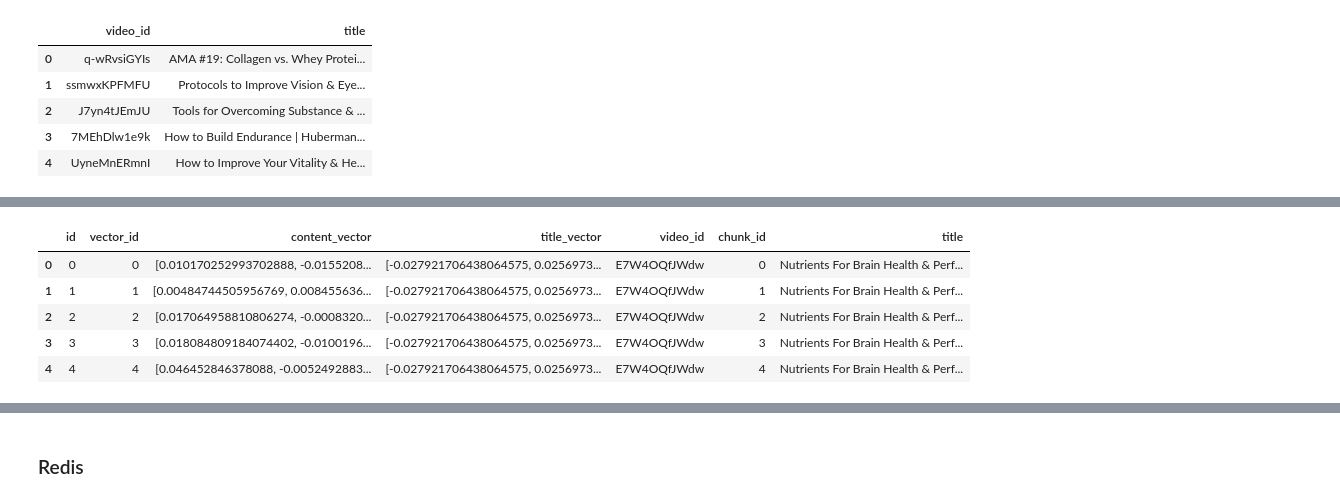
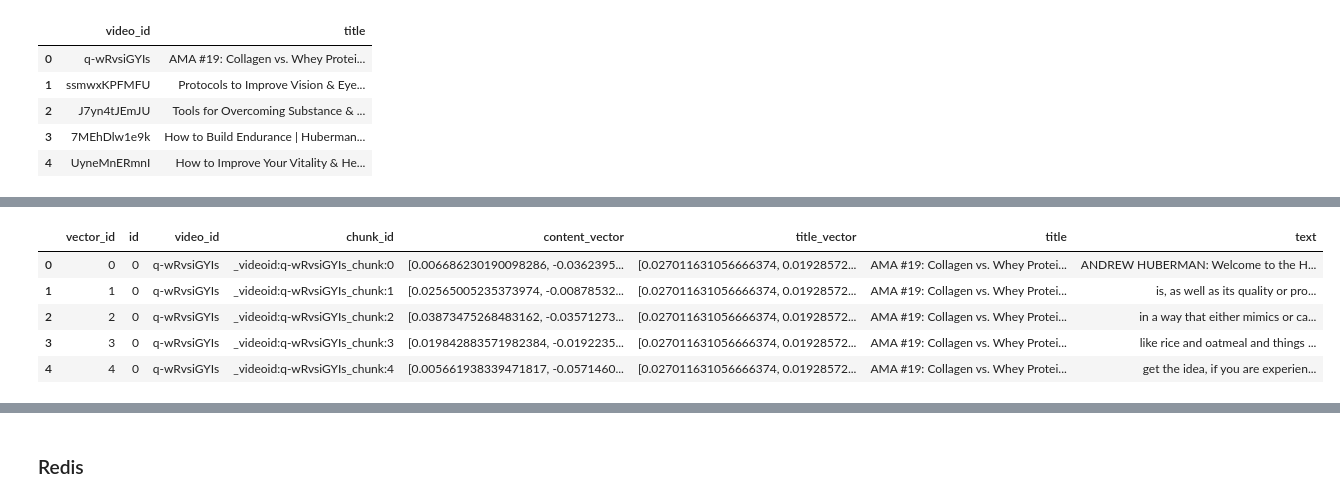
Before and after one commit to cogentdom/huberman-lab-rag, a Jupyter notebook: redis_index_embeddings.ipynb, the cells around one changed output, grey strips where cells are left out. Cells and saved outputs as stored; diff of their text form; code cells hidden in the pictures.

```diff
--- a/redis_index_embeddings.ipynb
+++ b/redis_index_embeddings.ipynb
@@ -47,3 +55,10 @@ title_df.head()
 | 2 | J7yn4tJEmJU | Tools for Overcoming Substance & ... |
 | 3 | 7MEhDlw1e9k | How to Build Endurance | Huberman... |
 | 4 | UyneMnERmnI | How to Improve Your Vitality & He... |
+# %%
+# Load title dictionary from pickle file
+with open('data/chunk_dict.pkl', 'rb') as f:
+    chunk_dict = pickle.load(f)
+
+chunk_df = pd.DataFrame(chunk_dict.items(), columns=['chunk_id', 'text'])
+chunk_df.head()
@@ -50,16 +72,15 @@ title_df.head()
 # %%
 # Join transcript_df with title_df on video_id to add titles
 transcript_df = transcript_df.merge(title_df, on='video_id', how='left')
-transcript_df.reset_index(inplace=True)
-transcript_df.rename(columns={'index': 'id'}, inplace=True)
+transcript_df = transcript_df.merge(chunk_df, on='chunk_id', how='left')
 transcript_df.head()
 # %% [output]
-|  | id | vector_id | content_vector | title_vector | video_id | chunk_id | title |
-| 0 | 0 | 0 | [0.010170252993702888, -0.0155208... | [-0.027921706438064575, 0.0256973... | E7W4OQfJWdw | 0 | Nutrients For Brain Health & Perf... |
-| 1 | 1 | 1 | [0.00484744505956769, 0.008455636... | [-0.027921706438064575, 0.0256973... | E7W4OQfJWdw | 1 | Nutrients For Brain Health & Perf... |
-| 2 | 2 | 2 | [0.017064958810806274, -0.0008320... | [-0.027921706438064575, 0.0256973... | E7W4OQfJWdw | 2 | Nutrients For Brain Health & Perf... |
-| 3 | 3 | 3 | [0.018084809184074402, -0.0100196... | [-0.027921706438064575, 0.0256973... | E7W4OQfJWdw | 3 | Nutrients For Brain Health & Perf... |
-| 4 | 4 | 4 | [0.046452846378088, -0.0052492883... | [-0.027921706438064575, 0.0256973... | E7W4OQfJWdw | 4 | Nutrients For Brain Health & Perf... |
+|  | vector_id | id | video_id | chunk_id | content_vector | title_vector | title | text |
+| 0 | 0 | 0 | q-wRvsiGYIs | _videoid:q-wRvsiGYIs_chunk:0 | [0.006686230190098286, -0.0362395... | [0.027011631056666374, 0.01928572... | AMA #19: Collagen vs. Whey Protei... | ANDREW HUBERMAN: Welcome to the H... |
+| 1 | 1 | 0 | q-wRvsiGYIs | _videoid:q-wRvsiGYIs_chunk:1 | [0.02565005235373974, -0.00878532... | [0.027011631056666374, 0.01928572... | AMA #19: Collagen vs. Whey Protei... | is, as well as its quality or pro... |
+| 2 | 2 | 0 | q-wRvsiGYIs | _videoid:q-wRvsiGYIs_chunk:2 | [0.03873475268483162, -0.03571273... | [0.027011631056666374, 0.01928572... | AMA #19: Collagen vs. Whey Protei... | in a way that either mimics or ca... |
+| 3 | 3 | 0 | q-wRvsiGYIs | _videoid:q-wRvsiGYIs_chunk:3 | [0.019842883571982384, -0.0192235... | [0.027011631056666374, 0.01928572... | AMA #19: Collagen vs. Whey Protei... | like rice and oatmeal and things ... |
+| 4 | 4 | 0 | q-wRvsiGYIs | _videoid:q-wRvsiGYIs_chunk:4 | [0.005661938339471817, -0.0571460... | [0.027011631056666374, 0.01928572... | AMA #19: Collagen vs. Whey Protei... | get the idea, if you are experien... |
 # %%
 # Read vectors from strings back into a list
 transcript_df['title_vector'] = transcript_df.title_vector.apply(literal_eval)
```
Also changed, not shown: parts of 17 cells of this notebook, 2 other files.
